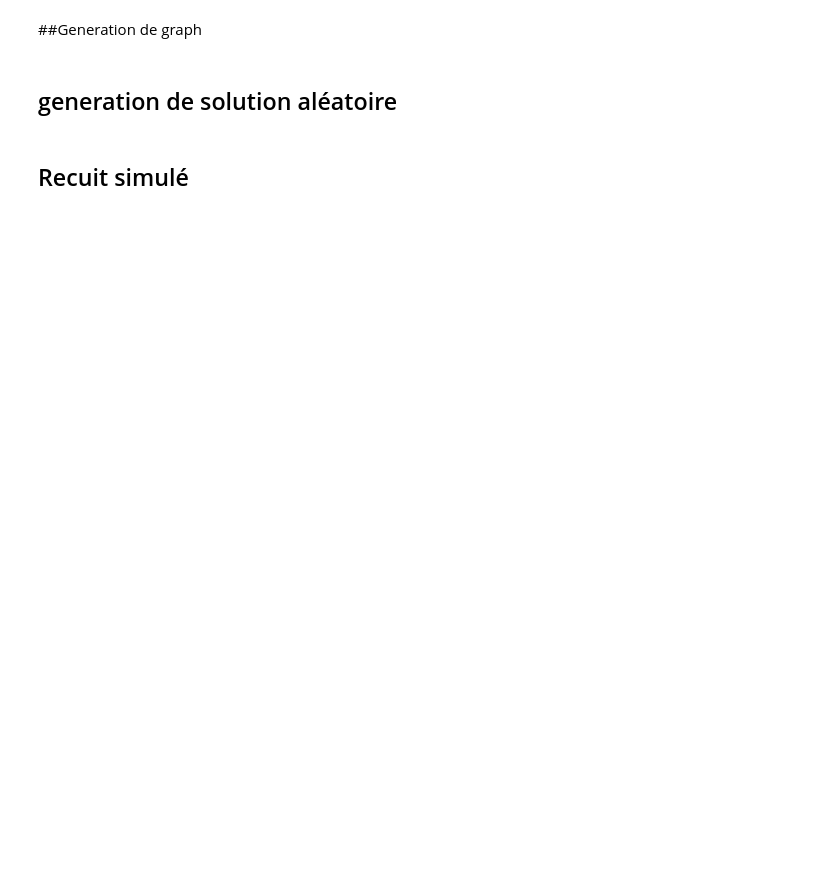
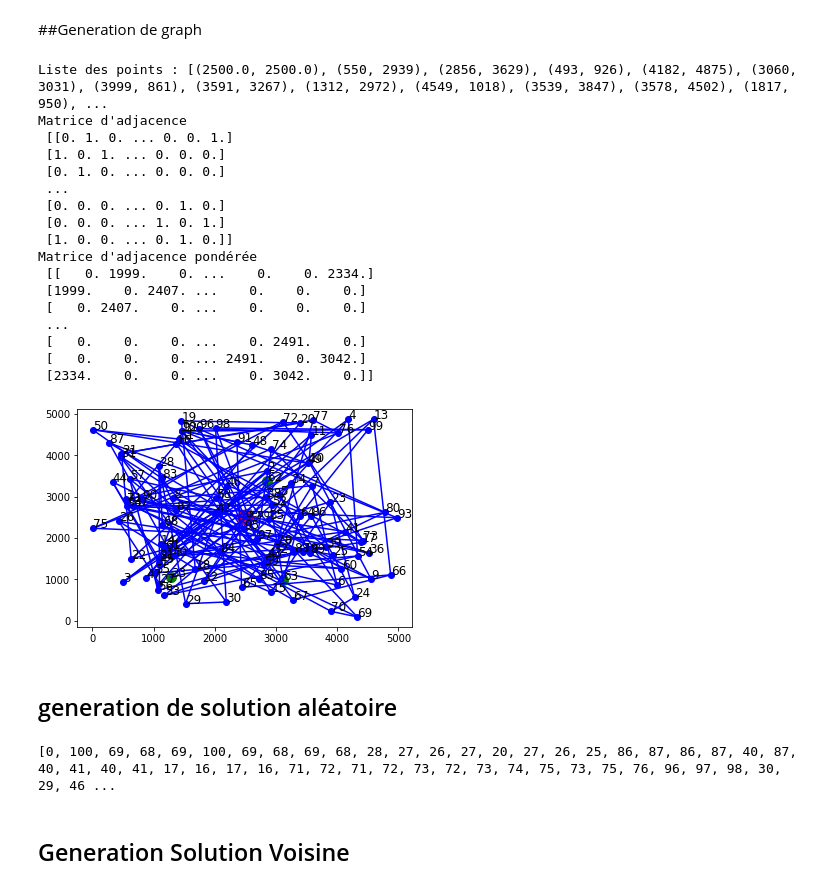
Before and after one commit to R1leMargoulin/projet_ADEME, a Jupyter notebook: Recuit_Simule.ipynb, the cells around one changed output. Drawn from its saved outputs; the diff is of its cells as text; code cells hidden in the pictures; blank space fills up the shorter version.

Commit message:
recuit simule gang

```diff
--- a/Recuit_Simule.ipynb
+++ b/Recuit_Simule.ipynb
@@ -66,35 +66,55 @@ def TraceLinks(matrix):
     # Pour chaque points, on trace une ligne avec chaque voisins
     for i in range(len(matrix)):
         for j in range(len(matrix)):
             if(i>j):
                 if matrix[i][j] > 0:
                     x = (pointList[i][0], pointList[j][0])
                     y = (pointList[i][1], pointList[j][1])
                     plt.plot(x, y,"b", linestyle="solid")
 
 
 #------------------------------------------------------------------------------------
 def ponderation(pointList, matrix):
     for i in range(len(matrix)):
         for j in range(len(matrix)):
             if matrix[i][j] == 1:
                 poids = np.sqrt((pointList[i][0]-pointList[j][0])**2+(pointList[i][1]-pointList[j][1])**2)
                 matrix[i][j] = round(poids)
 
 
 #------------------------------------------------------------------------------------------------------------------------------------
-nbPoints = 20
+nbPoints = 100
 nbvoisins = 3
+nbPackages = 3
 
 pointList = pointGeneration(nbPoints)
 print("Liste des points :", pointList)
 plotPoints(pointList)
-randomPackages(3, nbPoints)
+package = randomPackages(nbPackages, nbPoints)
 matrix = makematrix(pointList, nbvoisins)
 print("Matrice d'adjacence \n", matrix)
 ponderation (pointList,matrix)
 print("Matrice d'adjacence pondérée \n", matrix)
 TraceLinks(matrix)
+# %% [output]
+Liste des points : [(2500.0, 2500.0), (550, 2939), (2856, 3629), (493, 926), (4182, 4875), (3060, 3031), (3999, 861), (3591, 3267), (1312, 2972), (4549, 1018), (3539, 3847), (3578, 4502), (1817, 950), ...
+Matrice d'adjacence
+ [[0. 1. 0. ... 0. 0. 1.]
+ [1. 0. 1. ... 0. 0. 0.]
+ [0. 1. 0. ... 0. 0. 0.]
+ ...
+ [0. 0. 0. ... 0. 1. 0.]
+ [0. 0. 0. ... 1. 0. 1.]
+ [1. 0. 0. ... 0. 1. 0.]]
+Matrice d'adjacence pondérée
+ [[   0. 1999.    0. ...    0.    0. 2334.]
+ [1999.    0. 2407. ...    0.    0.    0.]
+ [   0. 2407.    0. ...    0.    0.    0.]
+ ...
+ [   0.    0.    0. ...    0. 2491.    0.]
+ [   0.    0.    0. ... 2491.    0. 3042.]
+ [2334.    0.    0. ...    0. 3042.    0.]]
+[figure, added]
 # %% [markdown]
 ## generation de solution aléatoire
 # %%
@@ -135,5 +155,10 @@ def generatePopulation(matrix,package):
         #print(solutionLength(population[i]))
 
     return population
+
+UniqueRandomSolution = generateSolution(matrix, package)
+print(UniqueRandomSolution)
+# %% [output]
+[0, 100, 69, 68, 69, 100, 69, 68, 69, 68, 28, 27, 26, 27, 20, 27, 26, 25, 86, 87, 86, 87, 40, 87, 40, 41, 40, 41, 17, 16, 17, 16, 71, 72, 71, 72, 73, 72, 73, 74, 75, 73, 75, 76, 96, 97, 98, 30, 29, 46 ...
 # %% [markdown]
-## Recuit simulé
+## Generation Solution Voisine
```
Also changed, not shown: parts of 4 cells of this notebook.
